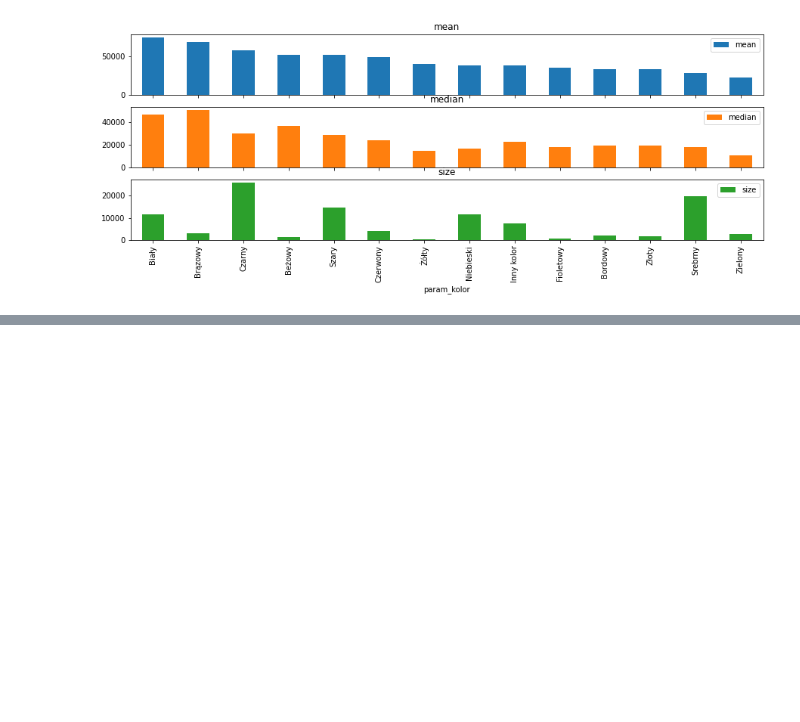
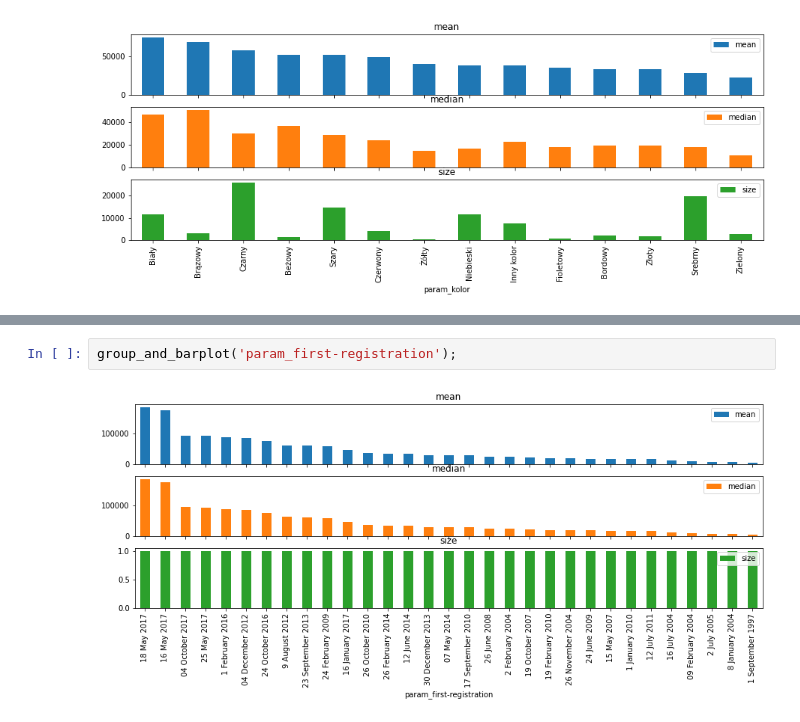
Before and after one commit to NataliaOsiecka/dw_matrix_car, a Jupyter notebook: day2car.ipynb, the cells around one changed output, grey strips where cells are left out. Drawn from its saved outputs; the diff is of its cells as text; blank space fills up the shorter version.

```diff
--- a/day2car.ipynb
+++ b/day2car.ipynb
@@ -166,0 +179,4 @@ group_and_barplot('param_kolor');
+# %%
+group_and_barplot('param_first-registration');
+# %% [output]
+[figure, added]
```
Also changed, not shown: parts of 6 cells of this notebook.
